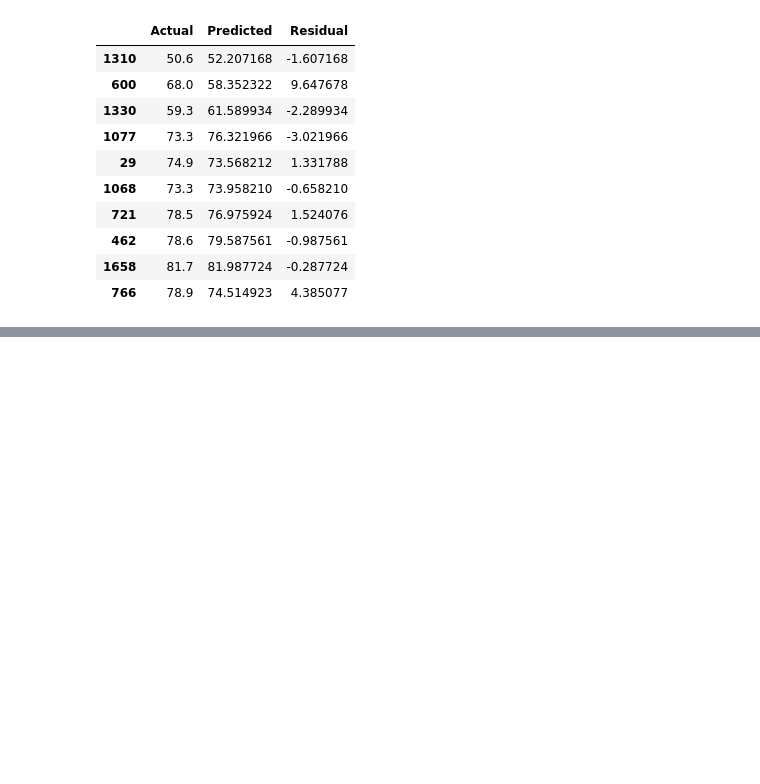
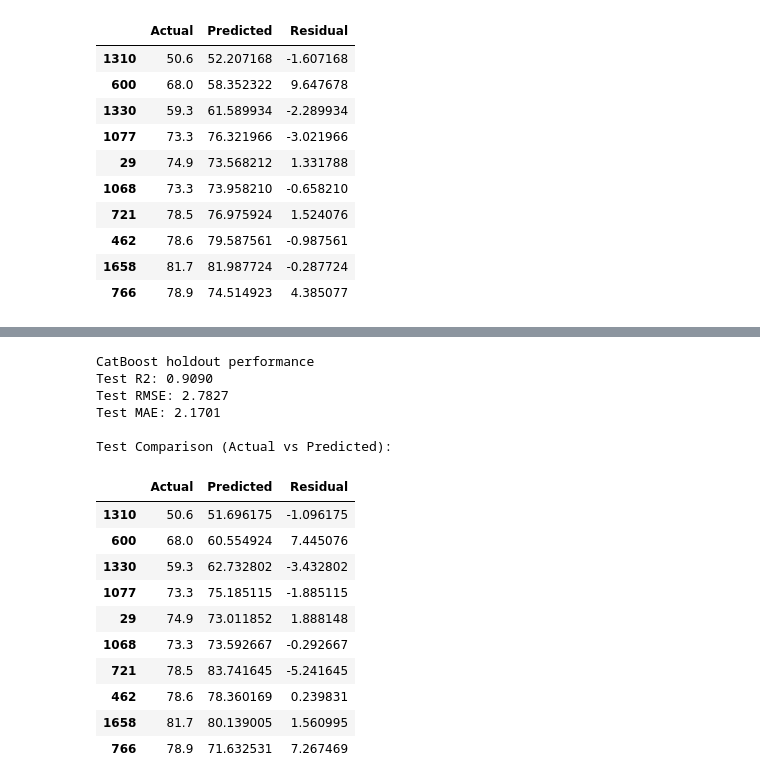
Before and after one commit to khangronky/cosc2753-assignment-1-2026b, a Jupyter notebook: notebook.ipynb, the cells around one changed output, grey strips where cells are left out. Saved outputs shown, nothing was run; the diff lists cells and outputs as text; code cells hidden in the pictures; blank space fills up the shorter version.

```diff
--- a/notebook.ipynb
+++ b/notebook.ipynb
@@ -1031,19 +1166,41 @@ test_comparison.head(10)
 # %%
+import joblib
+
+loaded_catboost_model = joblib.load("models/catboost.pkl")
+
 catboost_result = evaluate_model(
     "CatBoost",
-    catboost_model,
+    loaded_catboost_model,
     X_test_tree,
     y_test,
 )
 
 test_comparison = pd.DataFrame({
     "Actual": y_test,
     "Predicted": catboost_result["y_pred"],
 })
 test_comparison["Residual"] = test_comparison["Actual"] - test_comparison["Predicted"]
 
 print("\nTest Comparison (Actual vs Predicted):")
 test_comparison.head(10)
+# %% [output]
+CatBoost holdout performance
+Test R2: 0.9090
+Test RMSE: 2.7827
+Test MAE: 2.1701
+
+Test Comparison (Actual vs Predicted):
+|  | Actual | Predicted | Residual |
+| 1310 | 50.6 | 51.696175 | -1.096175 |
+| 600 | 68.0 | 60.554924 | 7.445076 |
+| 1330 | 59.3 | 62.732802 | -3.432802 |
+| 1077 | 73.3 | 75.185115 | -1.885115 |
+| 29 | 74.9 | 73.011852 | 1.888148 |
+| 1068 | 73.3 | 73.592667 | -0.292667 |
+| 721 | 78.5 | 83.741645 | -5.241645 |
+| 462 | 78.6 | 78.360169 | 0.239831 |
+| 1658 | 81.7 | 80.139005 | 1.560995 |
+| 766 | 78.9 | 71.632531 | 7.267469 |
 # %%
 linear_regression_result.pop("y_pred")
 elastic_net_degree_2_result.pop("y_pred")
```
Also changed, not shown: parts of 13 cells of this notebook, 4 other files.
